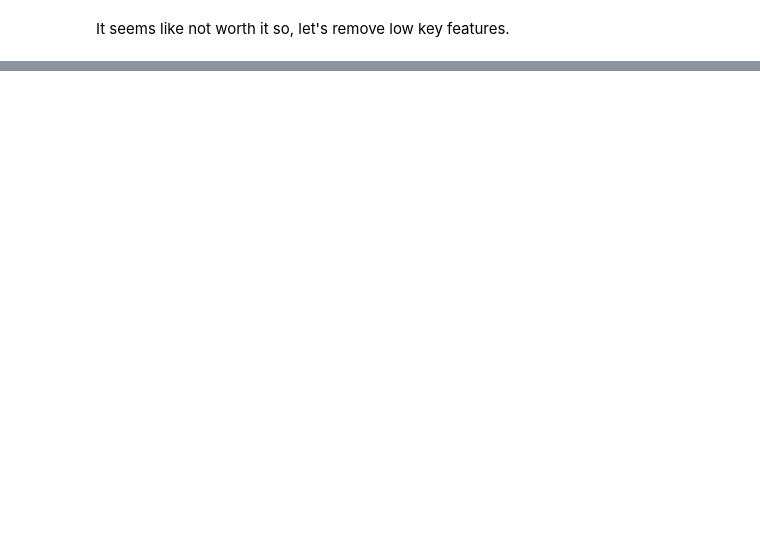
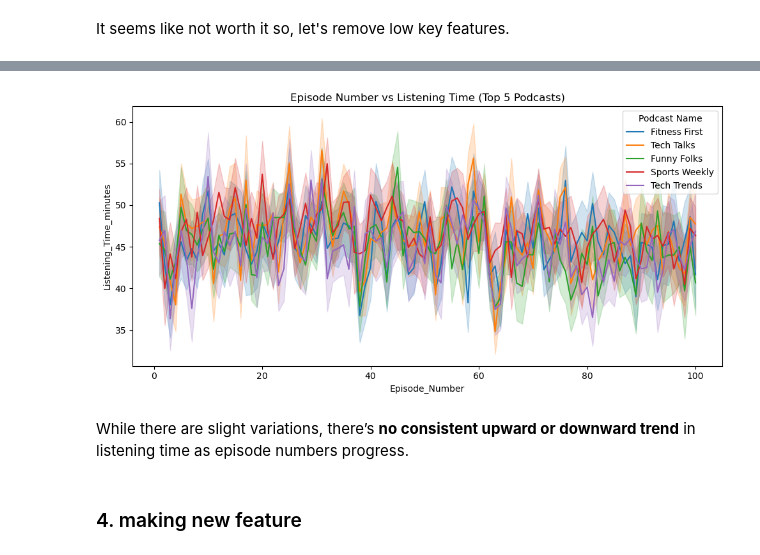
Before and after one commit to Aspyn25/Final_Project, a Jupyter notebook: predict_podcast_using_xgb-develop.ipynb, the cells around one changed output, grey strips where cells are left out. Drawn from its saved outputs; the diff is of its cells as text; code cells hidden in the pictures; blank space fills up the shorter version.

```diff
--- a/predict_podcast_using_xgb-develop.ipynb
+++ b/predict_podcast_using_xgb-develop.ipynb
@@ -502,0 +525,6 @@ submission.to_csv('submission_xgb.csv', index=False)
+# %%
+mode_ads = train_co['Number_of_Ads'].mode()[0]
+train_co.loc[train_co['Number_of_Ads'] > 20, 'Number_of_Ads'] = mode_ads
+
+mode_ads_test = test_co['Number_of_Ads'].mode()[0]
+test_co.loc[test_co['Number_of_Ads'] > 20, 'Number_of_Ads'] = mode_ads_test
@@ -502,0 +563,3 @@ submission.to_csv('submission_xgb.csv', index=False)
+# %%
+train_co['Episode_Number'] = train_co['Episode_Title'].str.extract(r'(\d+)').astype(int)
+test_co['Episode_Number'] = test_co['Episode_Title'].str.extract(r'(\d+)').astype(int)
@@ -502,0 +586,17 @@ submission.to_csv('submission_xgb.csv', index=False)
+# %%
+# Listening Time by Episode Number for Top Podcasts
+top_podcasts = train_co['Podcast_Name'].value_counts().head(5).index
+filtered = train_co[train_co['Podcast_Name'].isin(top_podcasts)]
+
+plt.figure(figsize=(10, 5))
+sns.lineplot(data=filtered, x='Episode_Number', y='Listening_Time_minutes', hue='Podcast_Name', estimator='mean')
+plt.title('Episode Number vs Listening Time (Top 5 Podcasts)')
+plt.legend(title='Podcast Name')
+plt.tight_layout()
+plt.show()
+# %% [output]
+[figure, added]
+# %% [markdown]
+While there are slight variations, there’s **no consistent upward or downward trend** in listening time as episode numbers progress.
+# %% [markdown]
+### 4. making new feature
```
Also changed, not shown: parts of 52 cells of this notebook.
